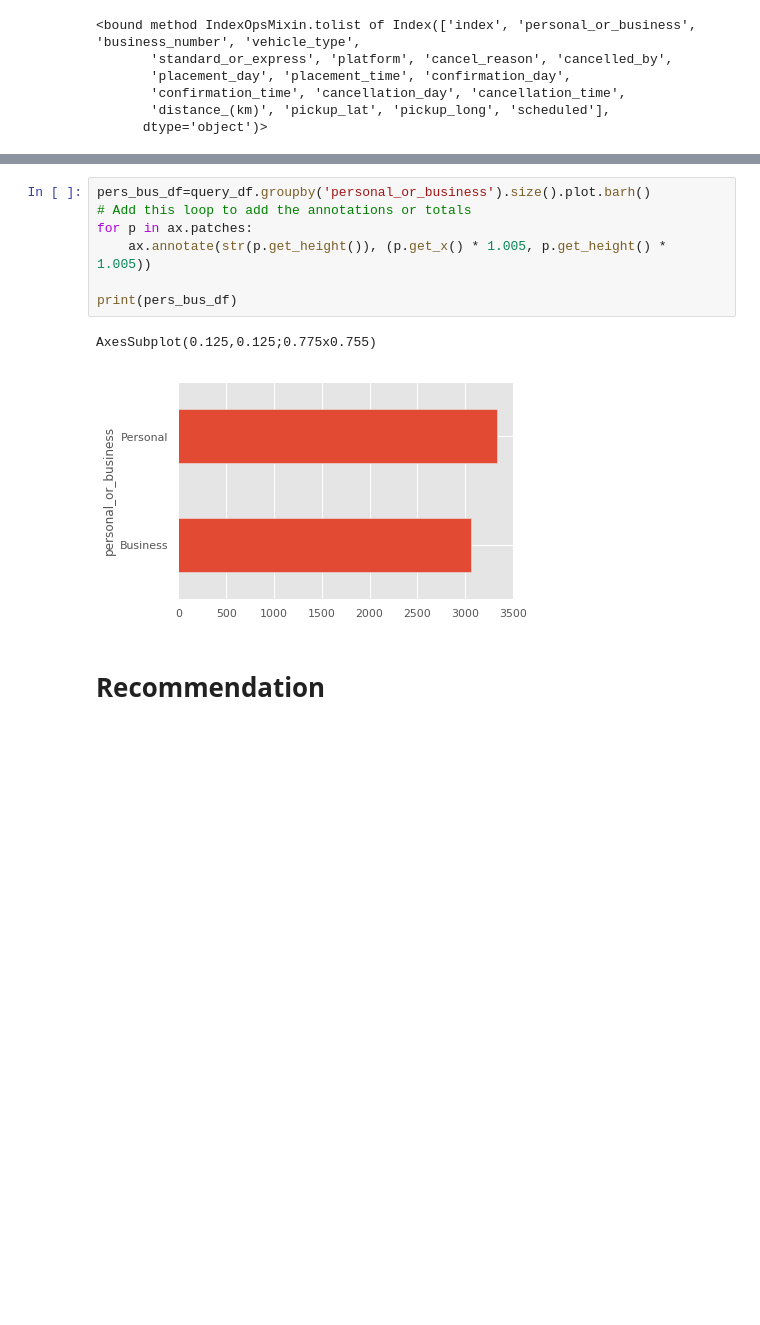
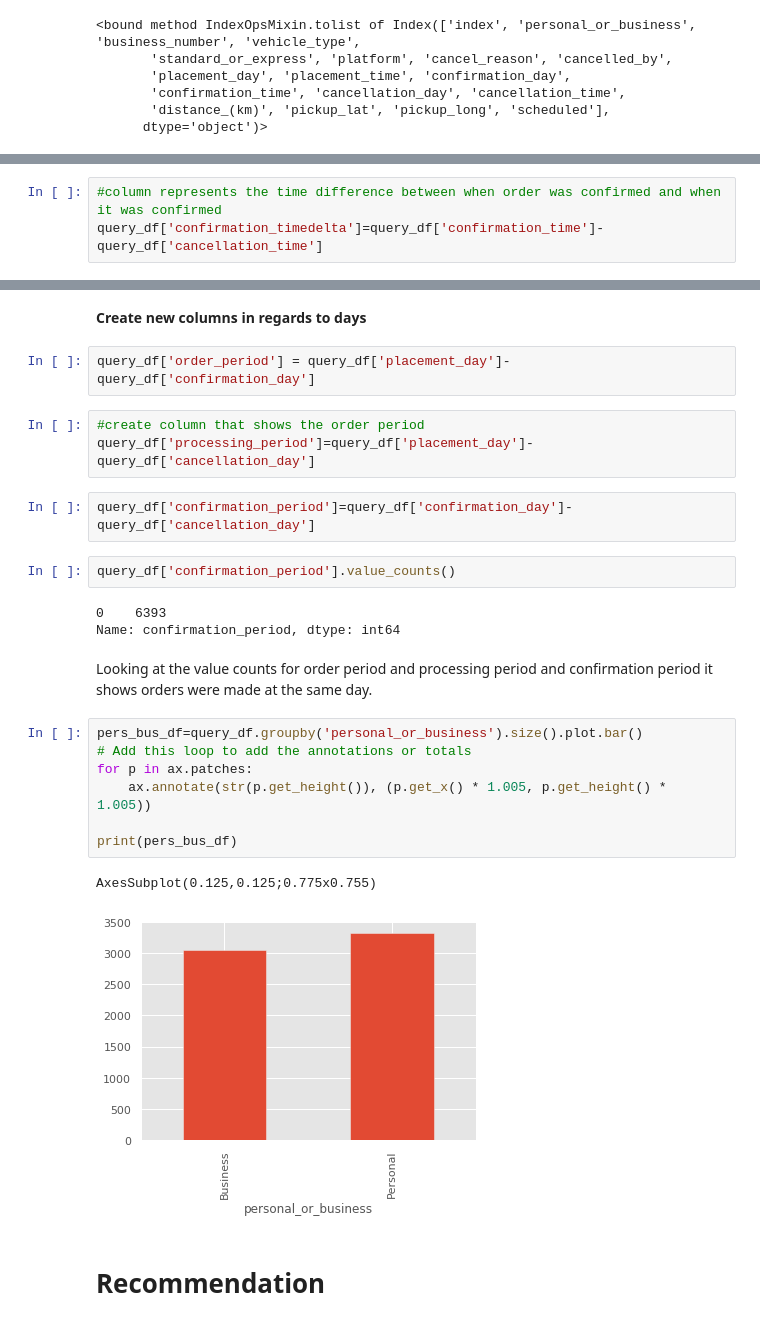
Before and after one commit to Dancilla/Challenges, a Jupyter notebook: Sendy/Sendy_notebooks/practical task analysis.ipynb, the cells around one changed output, grey strips where cells are left out. Drawn from its saved outputs; the diff is of its cells as text; blank space fills up the shorter version.

```diff
--- a/Sendy/Sendy_notebooks/practical task analysis.ipynb
+++ b/Sendy/Sendy_notebooks/practical task analysis.ipynb
@@ -478,0 +533,3 @@ query_df.columns.tolist
+# %%
+#column represents the time difference between when order was confirmed and when it was confirmed
+query_df['confirmation_timedelta']=query_df['confirmation_time']-query_df['cancellation_time']
@@ -479,13 +591,30 @@ query_df.columns.tolist
+# %% [markdown]
+**Create new columns in regards to days**
+# %%
+query_df['order_period'] = query_df['placement_day']-query_df['confirmation_day']
+# %%
+#create column that shows the order period
+query_df['processing_period']=query_df['placement_day']-query_df['cancellation_day']
+# %%
+query_df['confirmation_period']=query_df['confirmation_day']-query_df['cancellation_day']
+# %%
+query_df['confirmation_period'].value_counts()
+# %% [output]
+0    6393
+Name: confirmation_period, dtype: int64
+# %% [markdown]
+Looking at the value counts  for order period and processing period and confirmation period it shows orders were
+made at the same day.
 # %%
-pers_bus_df=query_df.groupby('personal_or_business').size().plot.barh()
+pers_bus_df=query_df.groupby('personal_or_business').size().plot.bar()
 # Add this loop to add the annotations or totals
 for p in ax.patches:
     ax.annotate(str(p.get_height()), (p.get_x() * 1.005, p.get_height() * 1.005))
 
 print(pers_bus_df)
 # %% [output]
 AxesSubplot(0.125,0.125;0.775x0.755)
-[figure, old version]
+[figure, new version]
 # %% [markdown]
 # Recommendation
 # %% [markdown]
```
Also changed, not shown: parts of 40 cells of this notebook, 1 other file.
